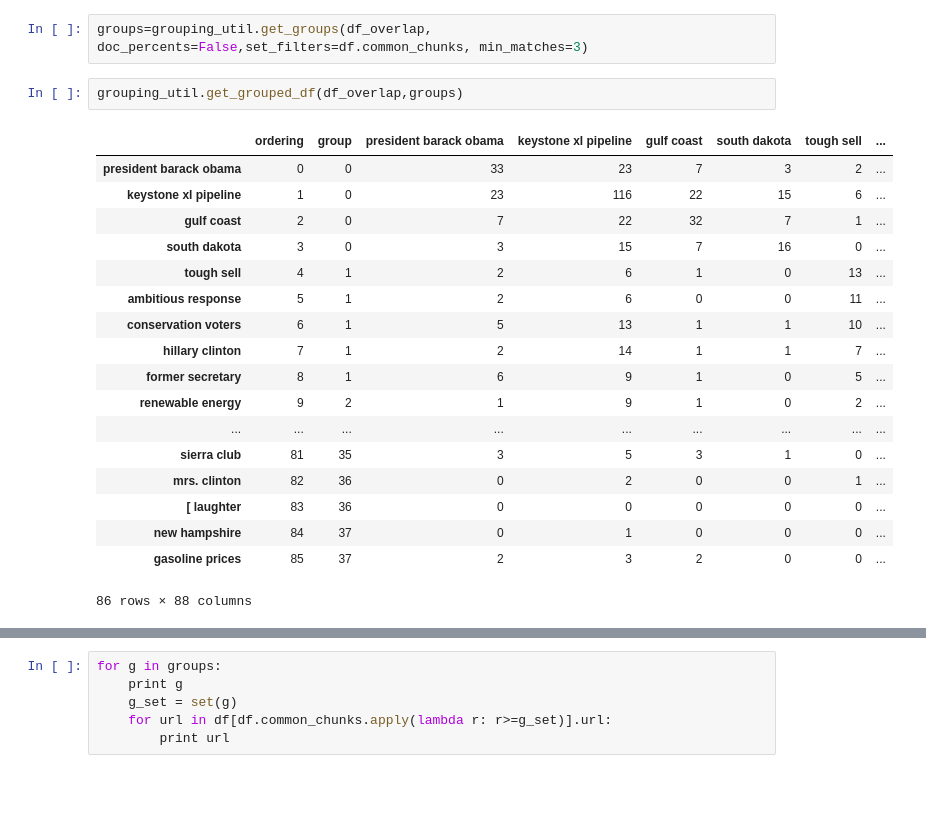
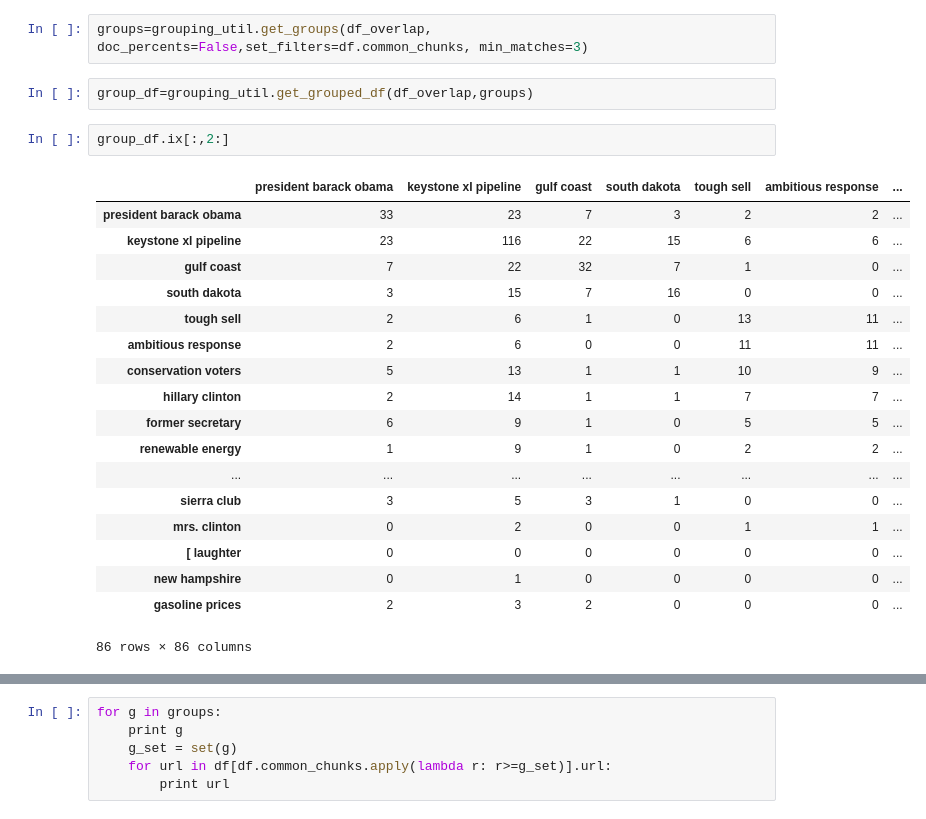
Before and after one commit to Anand-/nlp2014_final, a Jupyter notebook: demo_2.ipynb, the cells around one changed output, grey strips where cells are left out. Drawn from its saved outputs; the diff is of its cells as text; blank space fills up the shorter version.

```diff
--- a/demo_2.ipynb
+++ b/demo_2.ipynb
@@ -46,23 +50,25 @@ df['common_chunks']=grouping_util.get_keyphrase_columns(chunk_map, df, make_keyp
 # %%
 groups=grouping_util.get_groups(df_overlap, doc_percents=False,set_filters=df.common_chunks, min_matches=3)
 # %%
-grouping_util.get_grouped_df(df_overlap,groups)
+group_df=grouping_util.get_grouped_df(df_overlap,groups)
-# %% [output]
-|  | ordering | group | president barack obama | keystone xl pipeline | gulf coast | south dakota | tough sell | ... |
-| president barack obama | 0 | 0 | 33 | 23 | 7 | 3 | 2 | ... |
-| keystone xl pipeline | 1 | 0 | 23 | 116 | 22 | 15 | 6 | ... |
-| gulf coast | 2 | 0 | 7 | 22 | 32 | 7 | 1 | ... |
-| south dakota | 3 | 0 | 3 | 15 | 7 | 16 | 0 | ... |
-| tough sell | 4 | 1 | 2 | 6 | 1 | 0 | 13 | ... |
-| ambitious response | 5 | 1 | 2 | 6 | 0 | 0 | 11 | ... |
-| conservation voters | 6 | 1 | 5 | 13 | 1 | 1 | 10 | ... |
-| hillary clinton | 7 | 1 | 2 | 14 | 1 | 1 | 7 | ... |
-| former secretary | 8 | 1 | 6 | 9 | 1 | 0 | 5 | ... |
-| renewable energy | 9 | 2 | 1 | 9 | 1 | 0 | 2 | ... |
-| ... | ... | ... | ... | ... | ... | ... | ... | ... |
-| sierra club | 81 | 35 | 3 | 5 | 3 | 1 | 0 | ... |
-| mrs. clinton | 82 | 36 | 0 | 2 | 0 | 0 | 1 | ... |
-| [ laughter | 83 | 36 | 0 | 0 | 0 | 0 | 0 | ... |
-| new hampshire | 84 | 37 | 0 | 1 | 0 | 0 | 0 | ... |
-| gasoline prices | 85 | 37 | 2 | 3 | 2 | 0 | 0 | ... |
-86 rows × 88 columns
+# %%
+group_df.ix[:,2:]
+# %% [output]
+|  | president barack obama | keystone xl pipeline | gulf coast | south dakota | tough sell | ambitious response | ... |
+| president barack obama | 33 | 23 | 7 | 3 | 2 | 2 | ... |
+| keystone xl pipeline | 23 | 116 | 22 | 15 | 6 | 6 | ... |
+| gulf coast | 7 | 22 | 32 | 7 | 1 | 0 | ... |
+| south dakota | 3 | 15 | 7 | 16 | 0 | 0 | ... |
+| tough sell | 2 | 6 | 1 | 0 | 13 | 11 | ... |
+| ambitious response | 2 | 6 | 0 | 0 | 11 | 11 | ... |
+| conservation voters | 5 | 13 | 1 | 1 | 10 | 9 | ... |
+| hillary clinton | 2 | 14 | 1 | 1 | 7 | 7 | ... |
+| former secretary | 6 | 9 | 1 | 0 | 5 | 5 | ... |
+| renewable energy | 1 | 9 | 1 | 0 | 2 | 2 | ... |
+| ... | ... | ... | ... | ... | ... | ... | ... |
+| sierra club | 3 | 5 | 3 | 1 | 0 | 0 | ... |
+| mrs. clinton | 0 | 2 | 0 | 0 | 1 | 1 | ... |
+| [ laughter | 0 | 0 | 0 | 0 | 0 | 0 | ... |
+| new hampshire | 0 | 1 | 0 | 0 | 0 | 0 | ... |
+| gasoline prices | 2 | 3 | 2 | 0 | 0 | 0 | ... |
+86 rows × 86 columns
```
Also changed, not shown: parts of 3 cells of this notebook, 8 other files.
